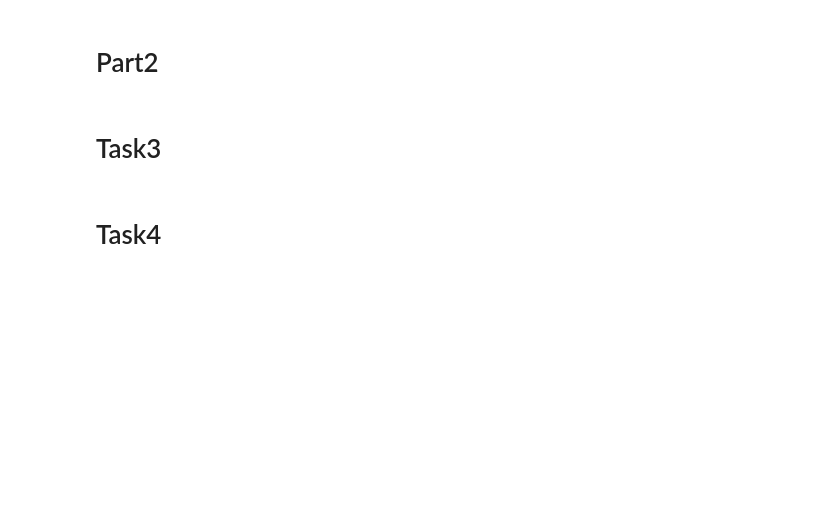
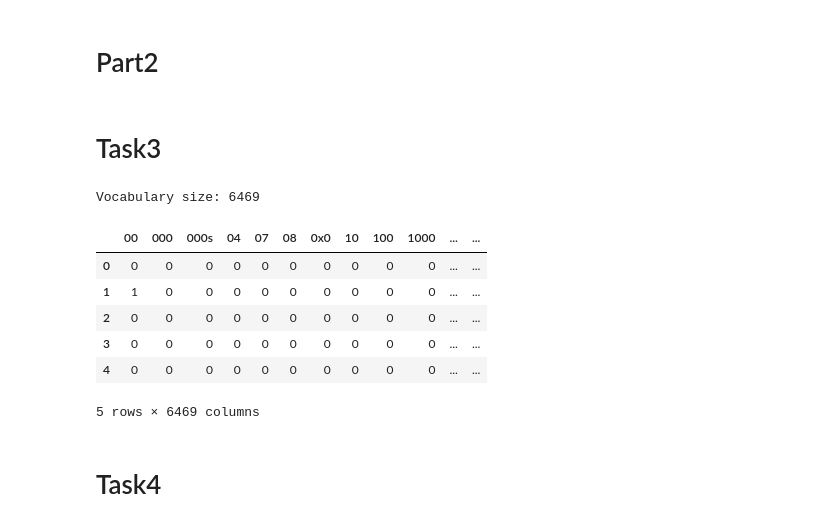
Before and after one commit to ash-iiiiish/Tasks-Submission, a Jupyter notebook: Assignment18/A18 TextVectorization.ipynb, the cells around one changed output. Saved outputs shown, nothing was run; the diff lists cells and outputs as text; code cells hidden in the pictures; blank space fills up the shorter version.

```diff
--- a/Assignment18/A18 TextVectorization.ipynb
+++ b/Assignment18/A18 TextVectorization.ipynb
@@ -36,14 +73,22 @@ df[["text","clean_text_basic"]].head()
 # %% [markdown]
 # Task3
 # %%
-def advanced_clean(text):
-    text = re.sub(r'http\S+|www\S+', '', text)
-    text = re.sub(r'\S+@\S+', '', text)
-    text = re.sub(r'<.*?>', '', text)
-    text = re.sub(r'[^a-zA-Z\s]', '', text)
-    return text
-
-df["clean_text_advanced"] = df["clean_text_basic"].apply(advanced_clean)
+bow_vectorizer = CountVectorizer()
+X_bow = bow_vectorizer.fit_transform(texts)
+# Vocabulary size
+print("Vocabulary size:", len(bow_vectorizer.vocabulary_))
+# Sample feature vectors
+pd.DataFrame(X_bow[:5].toarray(),
+             columns=bow_vectorizer.get_feature_names_out()).head()
+# %% [output]
+Vocabulary size: 6469
+|  | 00 | 000 | 000s | 04 | 07 | 08 | 0x0 | 10 | 100 | 1000 | ... | ... |
+| 0 | 0 | 0 | 0 | 0 | 0 | 0 | 0 | 0 | 0 | 0 | ... | ... |
+| 1 | 1 | 0 | 0 | 0 | 0 | 0 | 0 | 0 | 0 | 0 | ... | ... |
+| 2 | 0 | 0 | 0 | 0 | 0 | 0 | 0 | 0 | 0 | 0 | ... | ... |
+| 3 | 0 | 0 | 0 | 0 | 0 | 0 | 0 | 0 | 0 | 0 | ... | ... |
+| 4 | 0 | 0 | 0 | 0 | 0 | 0 | 0 | 0 | 0 | 0 | ... | ... |
+5 rows × 6469 columns
 # %% [markdown]
 # Task4
 # %%
```
Also changed, not shown: parts of 15 cells of this notebook, 7 other files.
